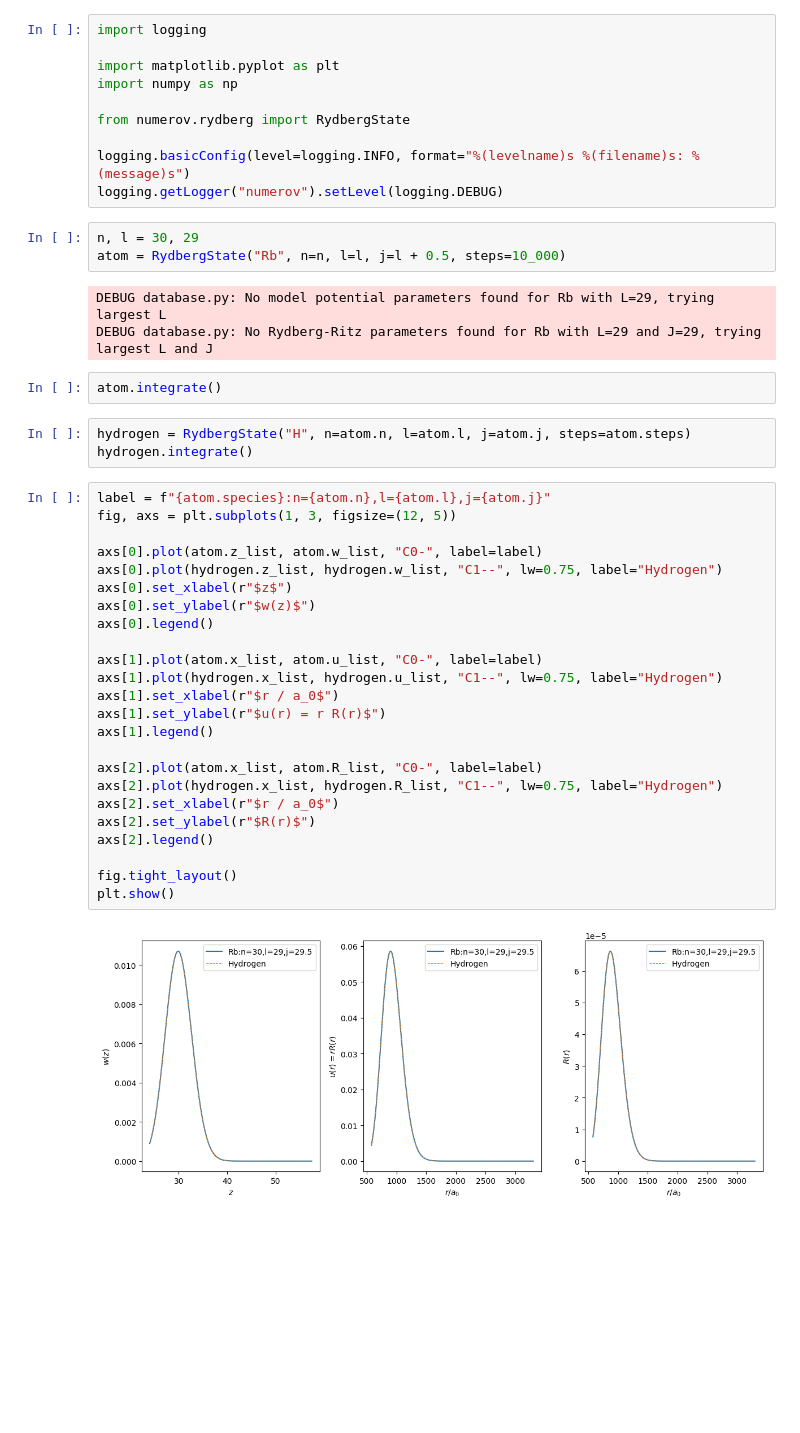
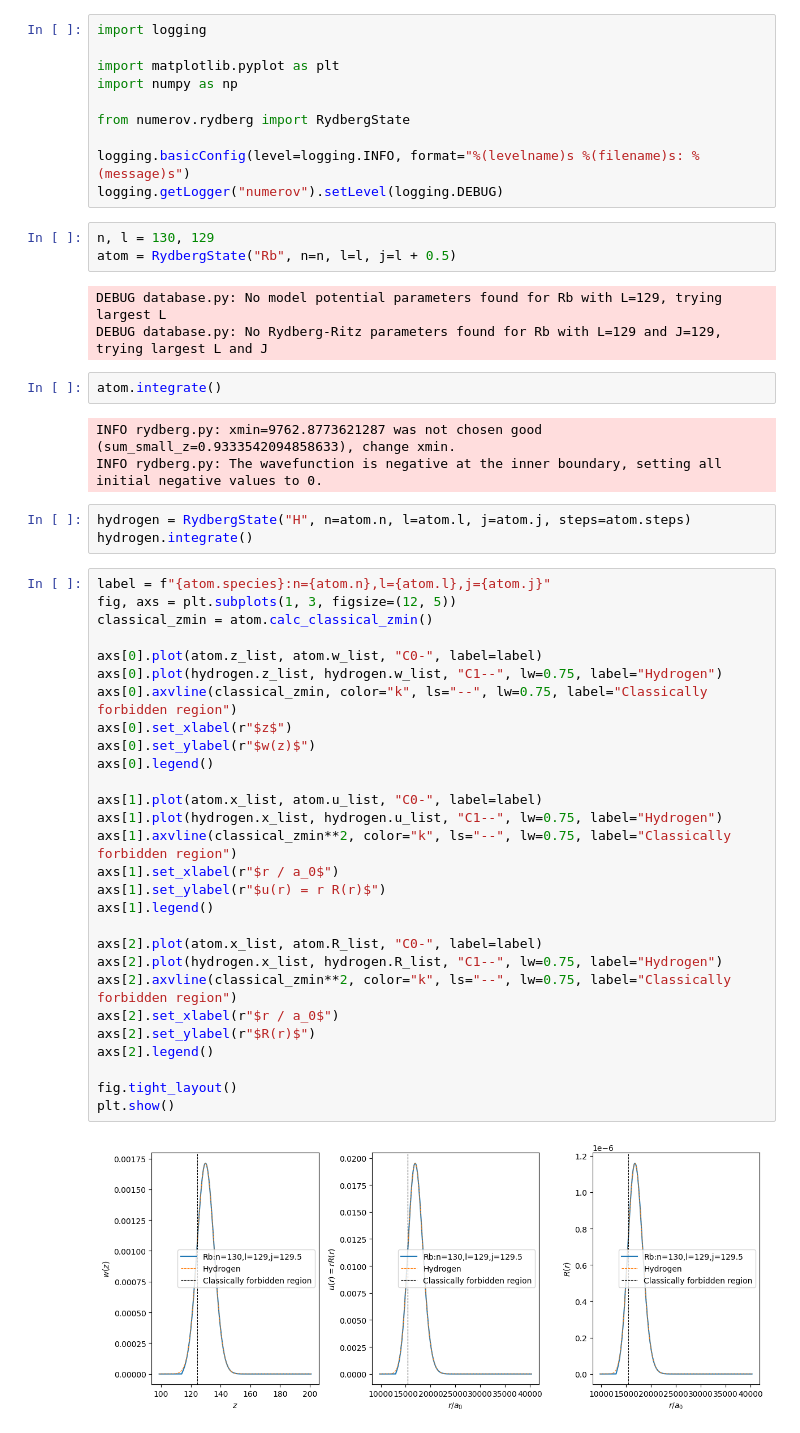
Before and after one commit to pairinteraction/ryd-numerov, a Jupyter notebook: docs/examples/rubidium_wavefunction.ipynb, the cells around one changed output. Saved outputs shown, nothing was run; the diff lists cells and outputs as text; blank space fills up the shorter version.

Commit message:
add classical zmin

```diff
--- a/docs/examples/rubidium_wavefunction.ipynb
+++ b/docs/examples/rubidium_wavefunction.ipynb
@@ -11,42 +11,49 @@ from numerov.rydberg import RydbergState
 logging.basicConfig(level=logging.INFO, format="%(levelname)s %(filename)s: %(message)s")
 logging.getLogger("numerov").setLevel(logging.DEBUG)
 # %%
-n, l = 30, 29
-atom = RydbergState("Rb", n=n, l=l, j=l + 0.5, steps=10_000)
+n, l = 130, 129
+atom = RydbergState("Rb", n=n, l=l, j=l + 0.5)
 # %% [output]
-DEBUG database.py: No model potential parameters found for Rb with L=29, trying largest L
-DEBUG database.py: No Rydberg-Ritz parameters found for Rb with L=29 and J=29, trying largest L and J
+DEBUG database.py: No model potential parameters found for Rb with L=129, trying largest L
+DEBUG database.py: No Rydberg-Ritz parameters found for Rb with L=129 and J=129, trying largest L and J
 # %%
 atom.integrate()
+# %% [output]
+INFO rydberg.py: xmin=9762.8773621287 was not chosen good (sum_small_z=0.9333542094858633), change xmin.
+INFO rydberg.py: The wavefunction is negative at the inner boundary, setting all initial negative values to 0.
 # %%
 hydrogen = RydbergState("H", n=atom.n, l=atom.l, j=atom.j, steps=atom.steps)
 hydrogen.integrate()
 # %%
 label = f"{atom.species}:n={atom.n},l={atom.l},j={atom.j}"
 fig, axs = plt.subplots(1, 3, figsize=(12, 5))
+classical_zmin = atom.calc_classical_zmin()
 
 axs[0].plot(atom.z_list, atom.w_list, "C0-", label=label)
 axs[0].plot(hydrogen.z_list, hydrogen.w_list, "C1--", lw=0.75, label="Hydrogen")
+axs[0].axvline(classical_zmin, color="k", ls="--", lw=0.75, label="Classically forbidden region")
 axs[0].set_xlabel(r"$z$")
 axs[0].set_ylabel(r"$w(z)$")
 axs[0].legend()
 
 axs[1].plot(atom.x_list, atom.u_list, "C0-", label=label)
 axs[1].plot(hydrogen.x_list, hydrogen.u_list, "C1--", lw=0.75, label="Hydrogen")
+axs[1].axvline(classical_zmin**2, color="k", ls="--", lw=0.75, label="Classically forbidden region")
 axs[1].set_xlabel(r"$r / a_0$")
 axs[1].set_ylabel(r"$u(r) = r R(r)$")
 axs[1].legend()
 
 axs[2].plot(atom.x_list, atom.R_list, "C0-", label=label)
 axs[2].plot(hydrogen.x_list, hydrogen.R_list, "C1--", lw=0.75, label="Hydrogen")
+axs[2].axvline(classical_zmin**2, color="k", ls="--", lw=0.75, label="Classically forbidden region")
 axs[2].set_xlabel(r"$r / a_0$")
 axs[2].set_ylabel(r"$R(r)$")
 axs[2].legend()
 
 fig.tight_layout()
 plt.show()
 # %% [output]
-[figure, old version]
+[figure, new version]
 # %%
 label = f"{atom.species}:n={atom.n},l={atom.l},j={atom.j}"
 fig, axs = plt.subplots(1, 2, figsize=(8, 5))
```
Also changed, not shown: parts of 1 cell of this notebook, 2 other files.
